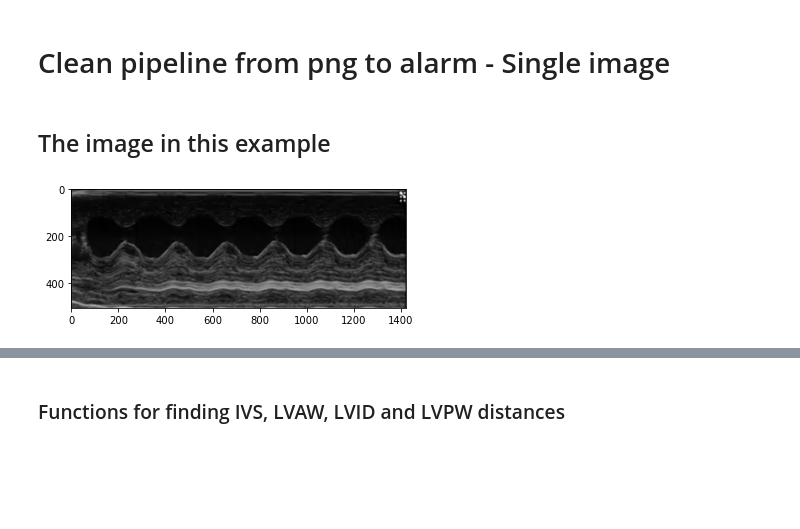
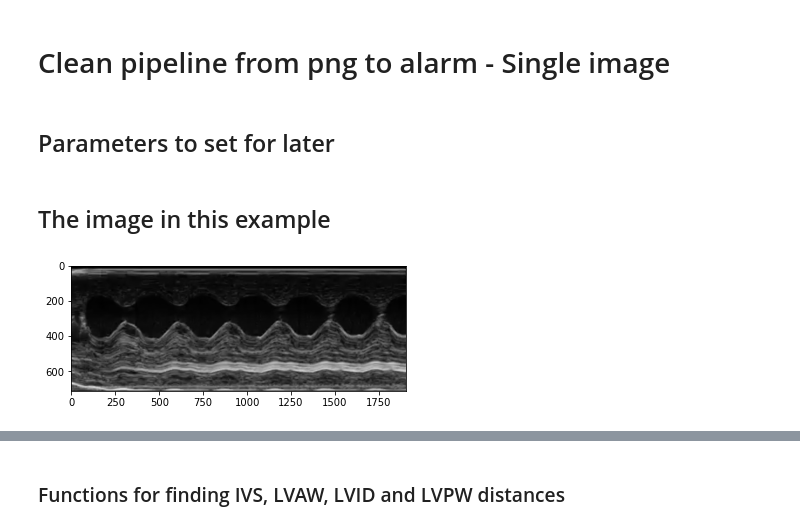
Before and after one commit to Onebu/HackMarato, a Jupyter notebook: clean_pipeline.ipynb, the cells around one changed output, grey strips where cells are left out. Drawn from its saved outputs; the diff is of its cells as text; code cells hidden in the pictures; blank space fills up the shorter version.

Commit message:
Adapted pipeline to fit preprocessed images

```diff
--- a/clean_pipeline.ipynb
+++ b/clean_pipeline.ipynb
@@ -6,3 +6,5 @@ import cv2
 import pydicom as dicom
 from matplotlib import pyplot as plt
 from scipy.signal import argrelextrema
+# %% [markdown]
+## Parameters to set for later
@@ -9,7 +15,7 @@ from scipy.signal import argrelextrema
 # %% [markdown]
 ## The image in this example
 # %%
-img = cv2.imread("small_test_image.png", 0)
+img = cv2.imread("test_image2.png", 0)
 implot = plt.imshow(img, cmap="gray")
 # %% [output]
-[figure, old version]
+[figure, new version]
```
Also changed, not shown: parts of 18 cells of this notebook.
